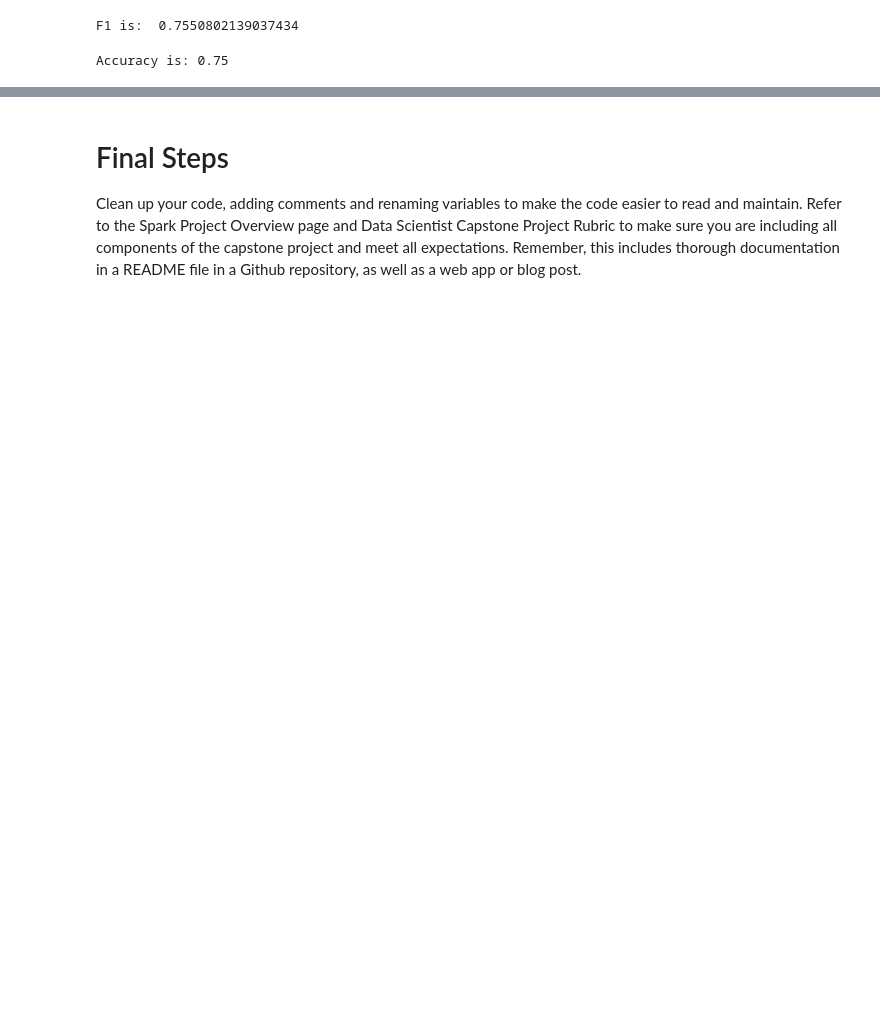
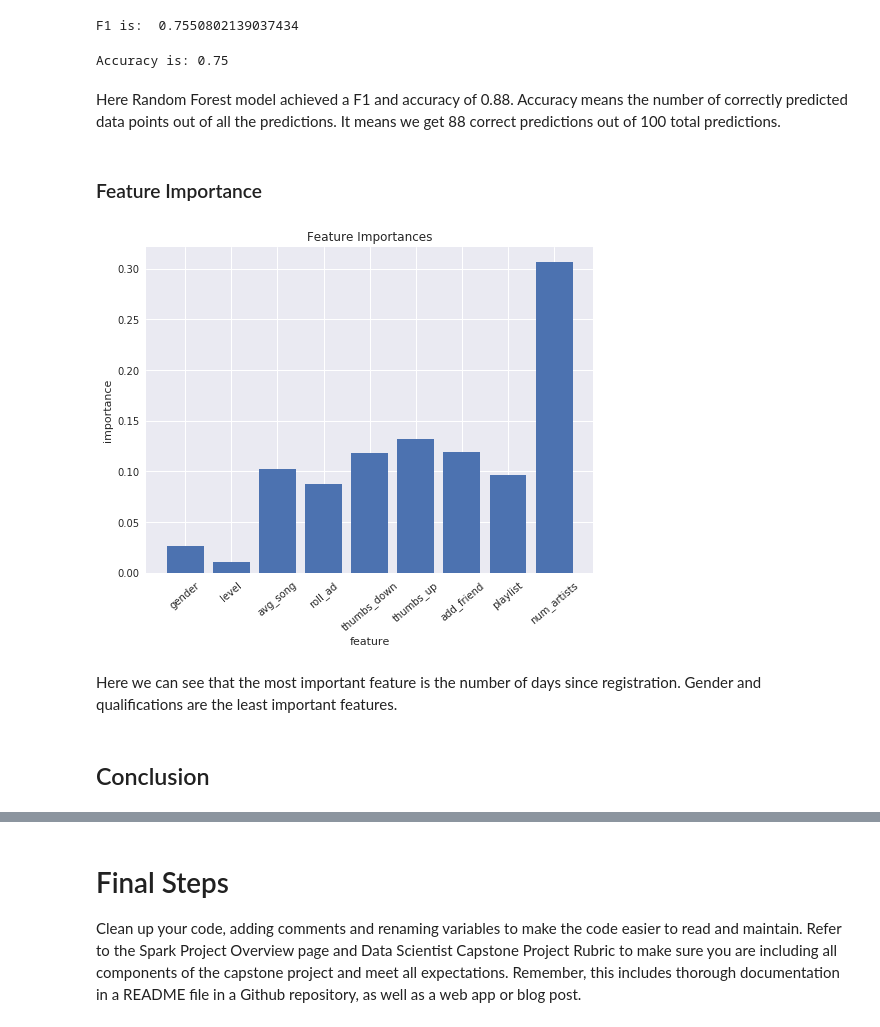
Before and after one commit to nguyen912/Udacity_DataScientist, a Jupyter notebook: Project4/Sparkify.ipynb, the cells around one changed output, grey strips where cells are left out. Drawn from its saved outputs; the diff is of its cells as text; code cells hidden in the pictures; blank space fills up the shorter version.

```diff
--- a/Project4/Sparkify.ipynb
+++ b/Project4/Sparkify.ipynb
@@ -913,7 +913,10 @@ root
 A feature transformer that merges multiple columns into a vector column.
 # %%
 from pyspark.ml.feature import VectorAssembler
-assembler = VectorAssembler(inputCols = ['gender', 'level', 'avg_song', 'roll_ad', 'thumbs_down', 'thumbs_up', 'playlist', 'num_artists', 'days'], outputCol = 'vec_features')
+assembler = VectorAssembler(
+    inputCols = ['gender', 'level', 'avg_song', 'roll_ad', 'thumbs_down', 'thumbs_up', 'playlist', 'num_artists', 'days']
+    , outputCol = 'vec_features'
+)
 # %%
 # apply transform
 df_features = assembler.transform(df_features)
@@ -1141,3 +1148,27 @@ F1 is:  0.7550802139037434
 print('Accuracy is:', evaluator.evaluate(predictions, {evaluator.metricName: "accuracy"}))
 # %% [output]
 Accuracy is: 0.75
+# %% [markdown]
+Here Random Forest model achieved a F1 and accuracy of 0.88. Accuracy means the number of correctly predicted data points out of all the predictions. It means we get 88 correct predictions out of 100 total predictions.
+# %% [markdown]
+### Feature Importance
+# %%
+importances = best_model.featureImportances
+# %%
+x_values = list(range(len(importances)))
+# %%
+feature_list = list(['gender', 'level', 'avg_song', 'roll_ad', 'thumbs_down', 'thumbs_up', 'add_friend', 'playlist', 'num_artists', 'days'])
+# %%
+# plot the Feature Importances
+plt.figure(figsize=[8,6])
+plt.bar(x_values, importances, orientation = 'vertical')
+plt.xticks(x_values, feature_list, rotation=40)
+plt.ylabel('importance')
+plt.xlabel('feature')
+plt.title('Feature Importances');
+# %% [output]
+[figure, added]
+# %% [markdown]
+Here we can see that the most important feature is the number of days since registration. Gender and qualifications are the least important features.
+# %% [markdown]
+## Conclusion
```
Also changed, not shown: parts of 8 cells of this notebook, 1 other file.
